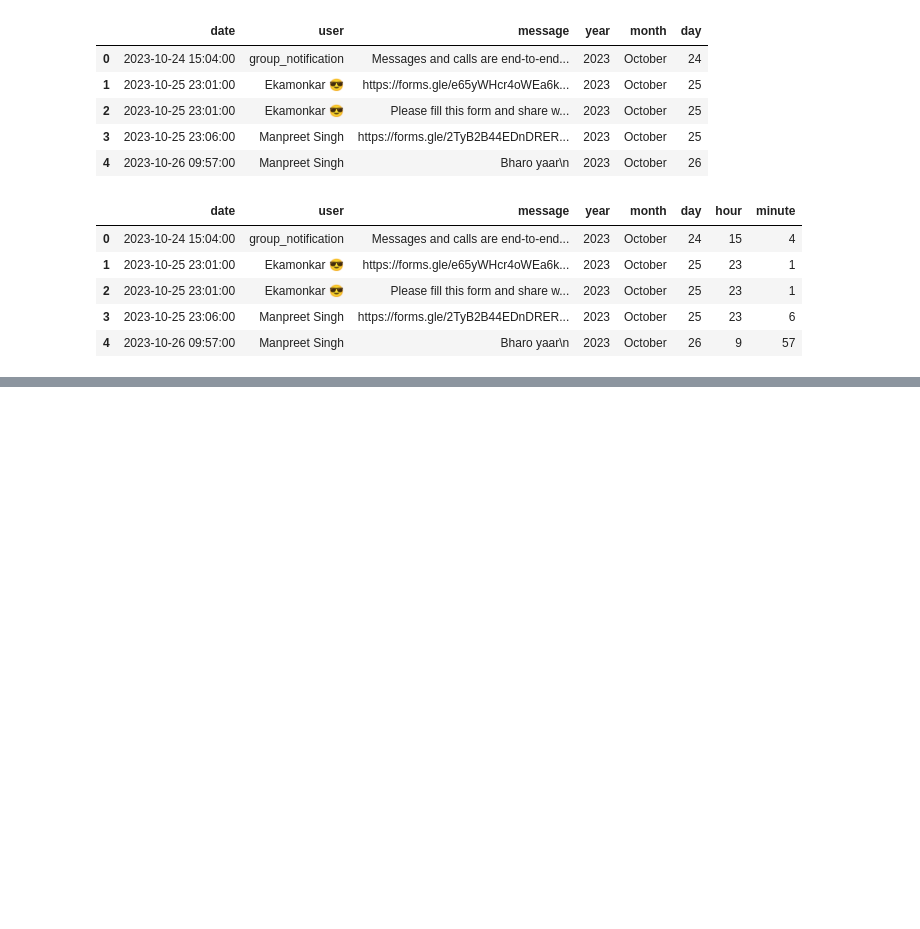
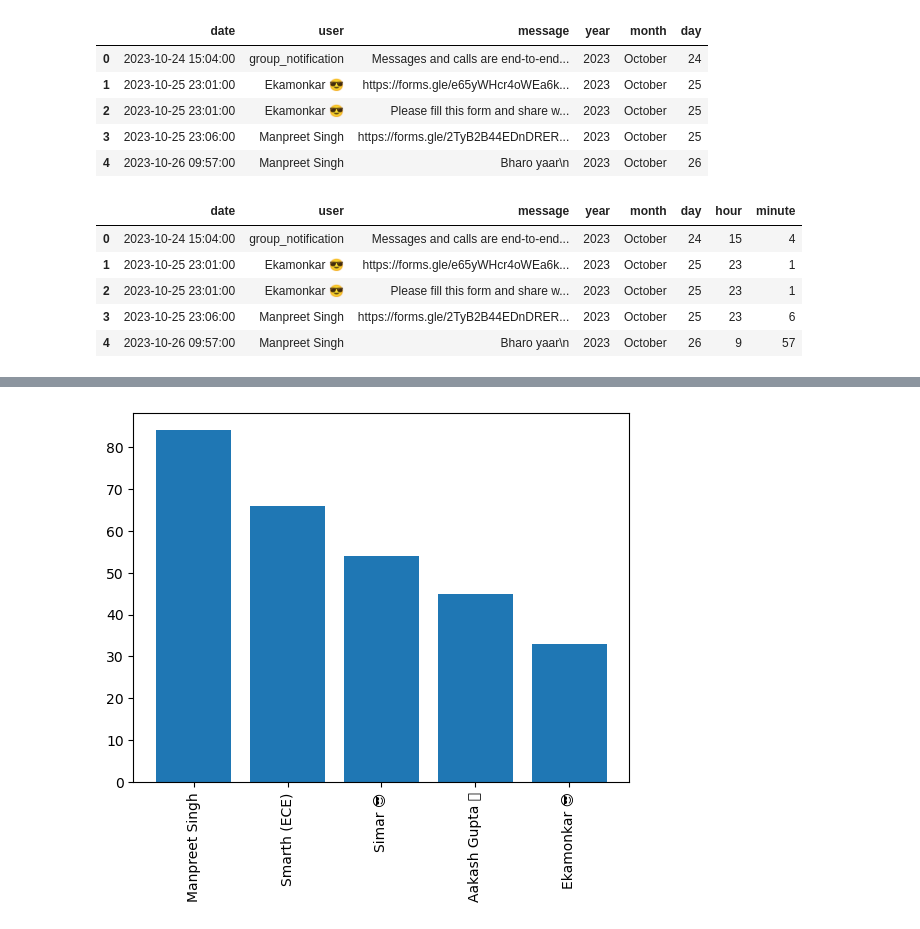
Before and after one commit to Tracer786/WhatsApp-Chat-Analyzer, a Jupyter notebook: WhatsApp Chat Analysis.ipynb, the cells around one changed output, grey strips where cells are left out. Cells and saved outputs as stored; diff of their text form; code cells hidden in the pictures; blank space fills up the shorter version.

Commit message:
Busy Users (Jyputer)
Will take the top 5 busy users and print the name. Also will make a plot for the same

```diff
--- a/WhatsApp Chat Analysis.ipynb
+++ b/WhatsApp Chat Analysis.ipynb
@@ -353,0 +354,3 @@ df
+# %%
+#top 5 users in the chat
+x = df['user'].value_counts().head()
@@ -353,0 +359,9 @@ df
+# %%
+name = x.index
+count = x.values
+# %%
+plt.bar(name,count)
+plt.xticks(rotation='vertical')
+plt.show()
+# %% [output]
+[figure, added]
```
Also changed, not shown: parts of 25 cells of this notebook, 1 other file.
